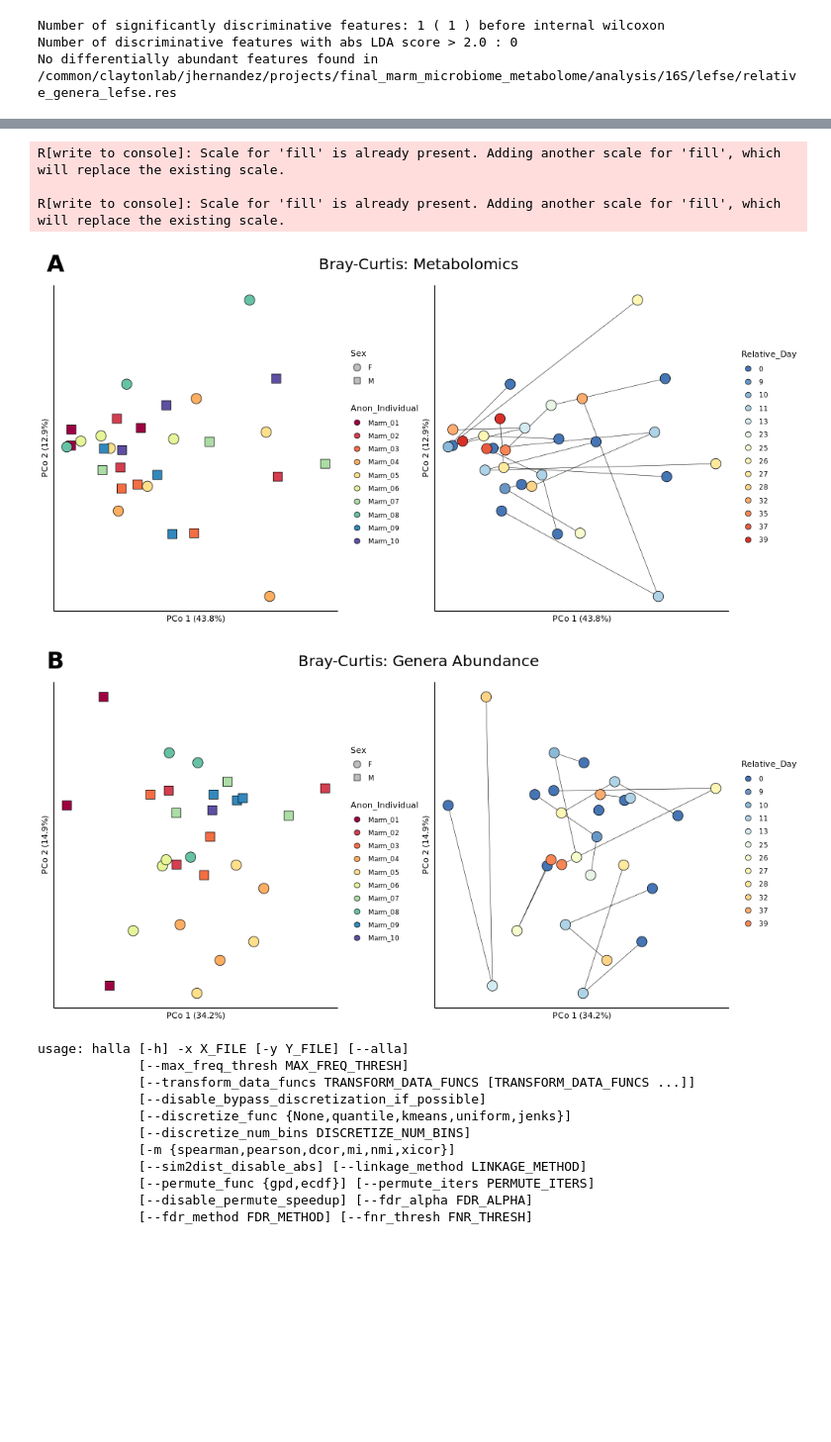
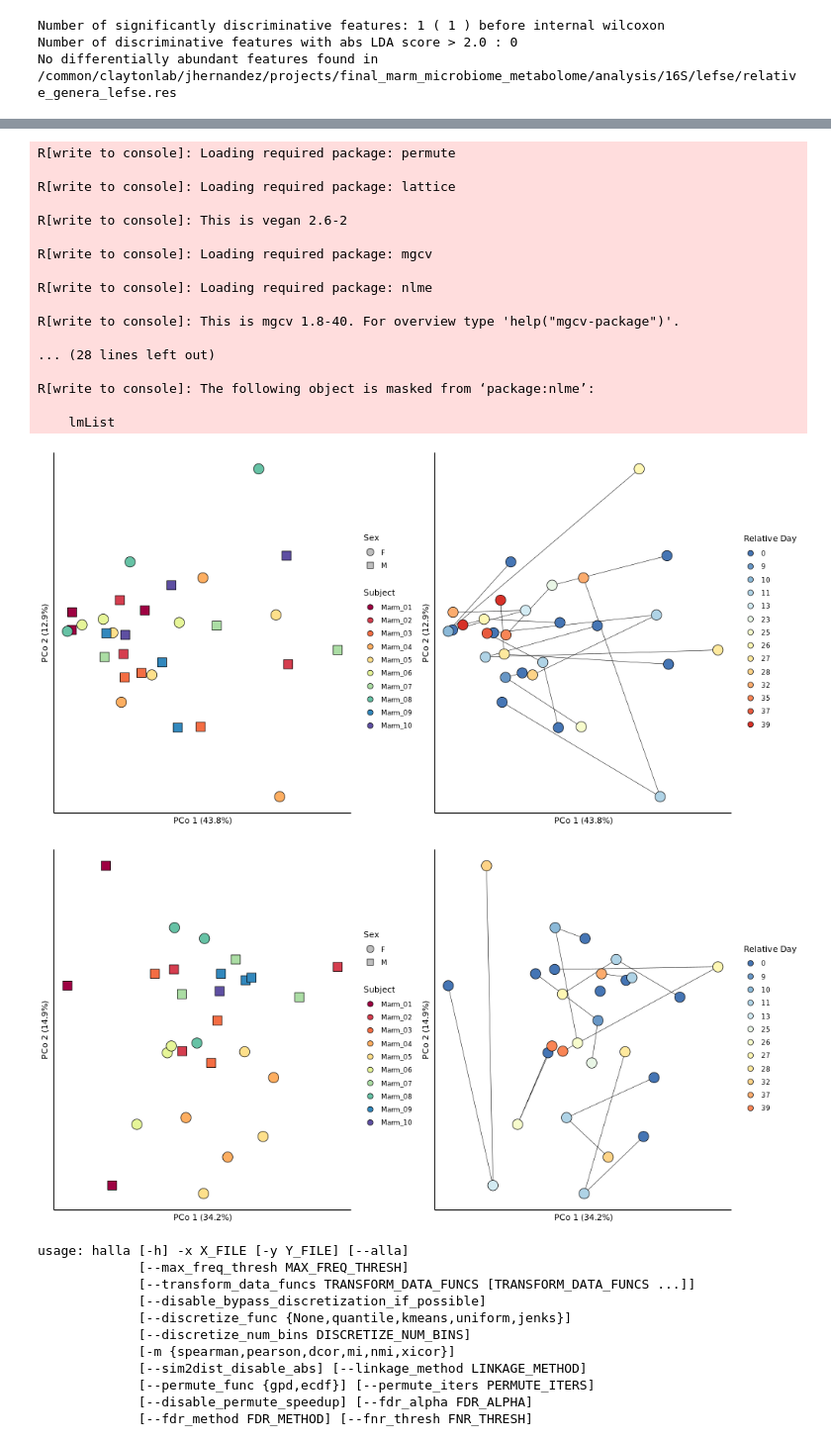
Before and after one commit to jbh2313/marm_microbiome_metabolome, a Jupyter notebook: marm-microbiome-metabolome.ipynb, the cells around one changed output, grey strips where cells are left out. Shown at 99% size. Cells and saved outputs as stored; diff of their text form; code cells hidden in the pictures; blank space fills up the shorter version.

```diff
--- a/marm-microbiome-metabolome.ipynb
+++ b/marm-microbiome-metabolome.ipynb
@@ -1351,50 +1358,65 @@ genSums <- rowSums(relGeneraDat.nrm$x)
 genSums[genSums == 0] <- 1
 relGeneraDat.nrm$x <- relGeneraDat.nrm$x / genSums
 relGeneraDat.nrm$x <- relGeneraDat.nrm$x[rowSums(relGeneraDat.nrm$x) > 0,]
 
 # Bray-Curtis distance matrix is calculated and a PCoA plot is created
 metabPCoA <- PCoA(targMetabDat.nrm)
 generaPCoA <- PCoA(relGeneraDat.nrm)
 
-metabInd <- ordplot(targMetabDat.nrm, metabPCoA, colour="Anon_Individual", shape="Sex") + scale_fill_brewer(palette="Spectral")
-metabDay <- ordplot(targMetabDat.nrm, metabPCoA, colour="Relative_Day", connect="Anon_Individual", connectwidth=0.25)
-tgrob <- as_ggplot(text_grob("Bray-Curtis: Metabolomics", size = 20))
+metabInd <- ordplot(targMetabDat.nrm, metabPCoA, colour="Anon_Individual", shape="Sex", colour_title="Subject") + scale_fill_brewer(palette="Spectral")
+metabDay <- ordplot(targMetabDat.nrm, metabPCoA, colour="Relative_Day", connect="Anon_Individual", connectwidth=0.25, colour_title="Relative Day")
+# tgrob <- as_ggplot(text_grob("Bray-Curtis: Metabolomics", size = 20))
 metabPlot <- ggarrange(metabInd, metabDay, ncol=2, nrow=1)
-metabPlot <- ggarrange(tgrob, metabPlot, nrow=2, heights=c(1, 10), labels='A', font.label=list(size=30))
+# metabPlot <- ggarrange(tgrob, metabPlot, nrow=2, heights=c(1, 10), labels='A', font.label=list(size=30))
 
 plot(metabPlot)
-ggsave('metabPCoA.pdf', plot=metabPlot, device='pdf', path=figureDir, width=10, height=5, units='in')
+# ggsave('metabPCoA.pdf', plot=metabPlot, device='pdf', path=figureDir, width=10, height=5, units='in')
+ggsave('metabPCoA.tiff', plot=metabPlot, device='tiff', path=figureDir, width=10, height=5, units='in', dpi=300)
 
-generaInd <- ordplot(relGeneraDat.nrm, generaPCoA, colour="Anon_Individual", shape="Sex") + scale_fill_brewer(palette="Spectral")
-generaDay <- ordplot(relGeneraDat.nrm, generaPCoA, colour="Relative_Day", connect="Anon_Individual", connectwidth=0.25)
-tgrob <- as_ggplot(text_grob("Bray-Curtis: Genera Abundance", size = 20))
-metabPlot <- ggarrange(generaInd, generaDay, ncol=2, nrow=1)
-generaPlot <- ggarrange(tgrob, metabPlot, nrow=2, heights=c(1, 10), labels='B', font.label=list(size=30))
+generaInd <- ordplot(relGeneraDat.nrm, generaPCoA, colour="Anon_Individual", shape="Sex", colour_title="Subject") + scale_fill_brewer(palette="Spectral")
+generaDay <- ordplot(relGeneraDat.nrm, generaPCoA, colour="Relative_Day", connect="Anon_Individual", connectwidth=0.25, colour_title="Relative Day")
+# tgrob <- as_ggplot(text_grob("Bray-Curtis: Genera Abundance", size = 20))
+generaPlot <- ggarrange(generaInd, generaDay, ncol=2, nrow=1)
+# generaPlot <- ggarrange(tgrob, generaPlot, nrow=2, heights=c(1, 10), labels='B', font.label=list(size=30))
 
 plot(generaPlot)
-ggsave('generaPCoA.pdf', plot=generaPlot, device='pdf', path=figureDir, width=10, height=5, units='in')
+# ggsave('generaPCoA.pdf', plot=generaPlot, device='pdf', path=figureDir, width=10, height=5, units='in')
+ggsave('generaPCoA.tiff', plot=generaPlot, device='tiff', path=figureDir, width=10, height=5, units='in', dpi=300)
+
 # A transformation is applied to the data to reduce the effect of outliers and increase linearity.
 # Metabolomics data is log2(x + 1) transformed, and microbiome data is arcsine square-root transformed.
 targMetabDat.trans <- targMetabDat
 targMetabDat.trans$x <- log2(targMetabDat.trans$x + 1)
 relGeneraDat.trans <- relGeneraDat
 relGeneraDat.trans$x <- asin(sqrt(relGeneraDat.trans$x))
 
 
 
 # The transformed data are fit to a linear model and the residuals are extracted for downstream correlation analysis
 targMetabRes <- runFixedModel(targMetabDat.trans)
 relGeneraRes <- runFixedModel(relGeneraDat.trans)
 # print(metabInd$legend)
 # print(?as_ggplot)
 # %% [output]
-R[write to console]: Scale for 'fill' is already present. Adding another scale for 'fill', which
-will replace the existing scale.
+R[write to console]: Loading required package: permute
 
-R[write to console]: Scale for 'fill' is already present. Adding another scale for 'fill', which
-will replace the existing scale.
+R[write to console]: Loading required package: lattice
+
+R[write to console]: This is vegan 2.6-2
+
+R[write to console]: Loading required package: mgcv
+
+R[write to console]: Loading required package: nlme
+
+R[write to console]: This is mgcv 1.8-40. For overview type 'help("mgcv-package")'.
+
+... (28 lines left out)
+
+R[write to console]: The following object is masked from ‘package:nlme’:
+
+    lmList
-[figure, old version]
+[figure, new version]
-[figure, old version]
+[figure, new version]
 # %%
 ### Saving Residuals and Creation of Node Properties Table ###
 
```
Also changed, not shown: parts of 9 cells of this notebook.
